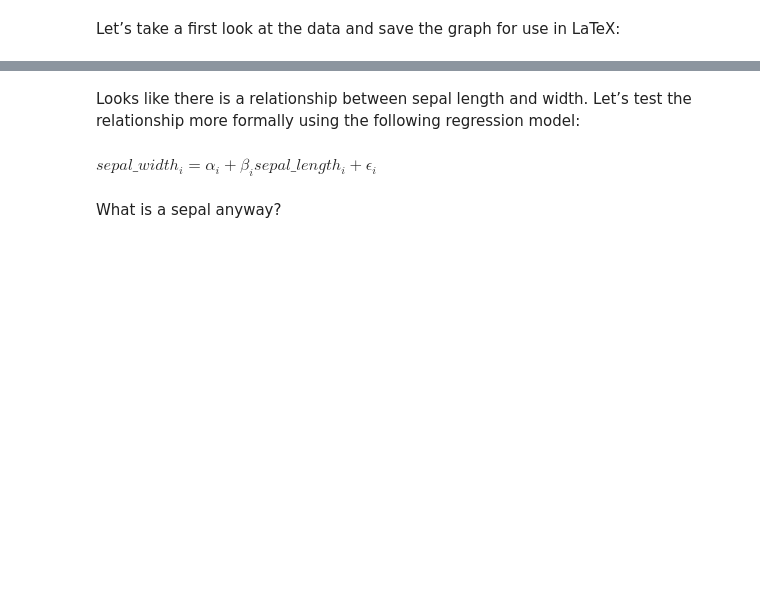
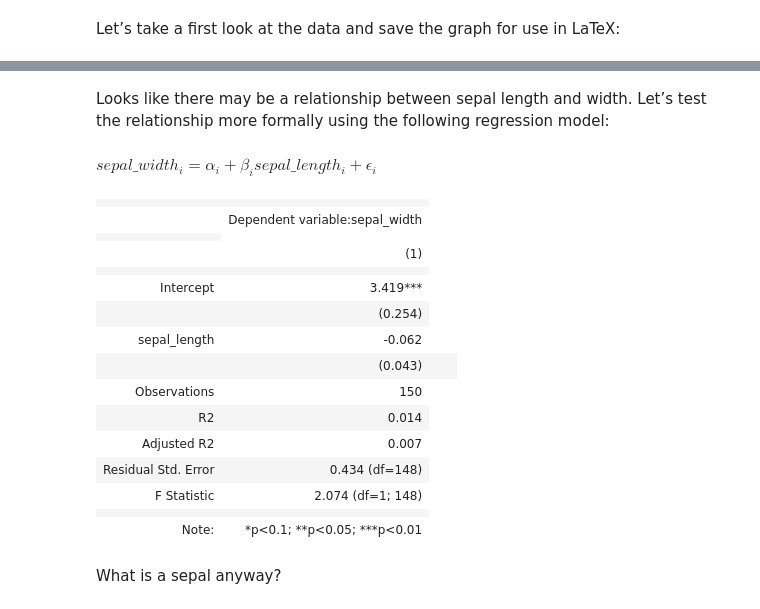
Before and after one commit to csemken/texpro, a Jupyter notebook: example/texpro_demo.ipynb, the cells around one changed output, grey strips where cells are left out. Drawn from its saved outputs; the diff is of its cells as text; code cells hidden in the pictures; blank space fills up the shorter version.

```diff
--- a/example/texpro_demo.ipynb
+++ b/example/texpro_demo.ipynb
@@ -18,5 +20,6 @@ tp.TexFigure('sepal_plot', plot, caption='Sepal Plot')
 # %% [markdown]
-Looks like there is a relationship between sepal length and width.  Let’s test the relationship more formally using the following regression model:
+Looks like there may be a relationship between sepal length and width.
+Let’s test the relationship more formally using the following regression model:
 # %%
 tp.TexEquation('sepal_reg', r'sepal\_width_i = \alpha_i + \beta_i sepal\_length_i + \epsilon_i')
 # %% [output]
@@ -24,9 +27,26 @@ $sepal\_width_i = \alpha_i + \beta_i sepal\_length_i + \epsilon_i$
 # %%
 import statsmodels.formula.api as smf
 est1 = smf.ols('sepal_width ~ 1 + sepal_length', iris).fit()
 
 from stargazer.stargazer import Stargazer
-#tp.StargazerTable('sepal_reg', Stargazer([est1]), caption='Sepal regression', formatting=r'\centering\tiny')
+tp.StargazerTable('sepal_reg', Stargazer([est1]), caption='Sepal regression', formatting=r'\centering\tiny')
+# %% [output]
+|  |  |
+|  | Dependent variable:sepal_width |
+|  |
+|  | (1) |
+|  |  |
+| Intercept | 3.419*** |
+|  | (0.254) |
+| sepal_length | -0.062 |
+|  | (0.043) |  |  |
+| Observations | 150 |
+| R2 | 0.014 |
+| Adjusted R2 | 0.007 |
+| Residual Std. Error | 0.434 (df=148) |
+| F Statistic | 2.074 (df=1; 148) |
+|  |  |
+| Note: | *p<0.1; **p<0.05; ***p<0.01 |
 # %% [markdown]
 What is a sepal anyway?
 # %%
```
Also changed, not shown: parts of 2 cells of this notebook, 5 other files.
